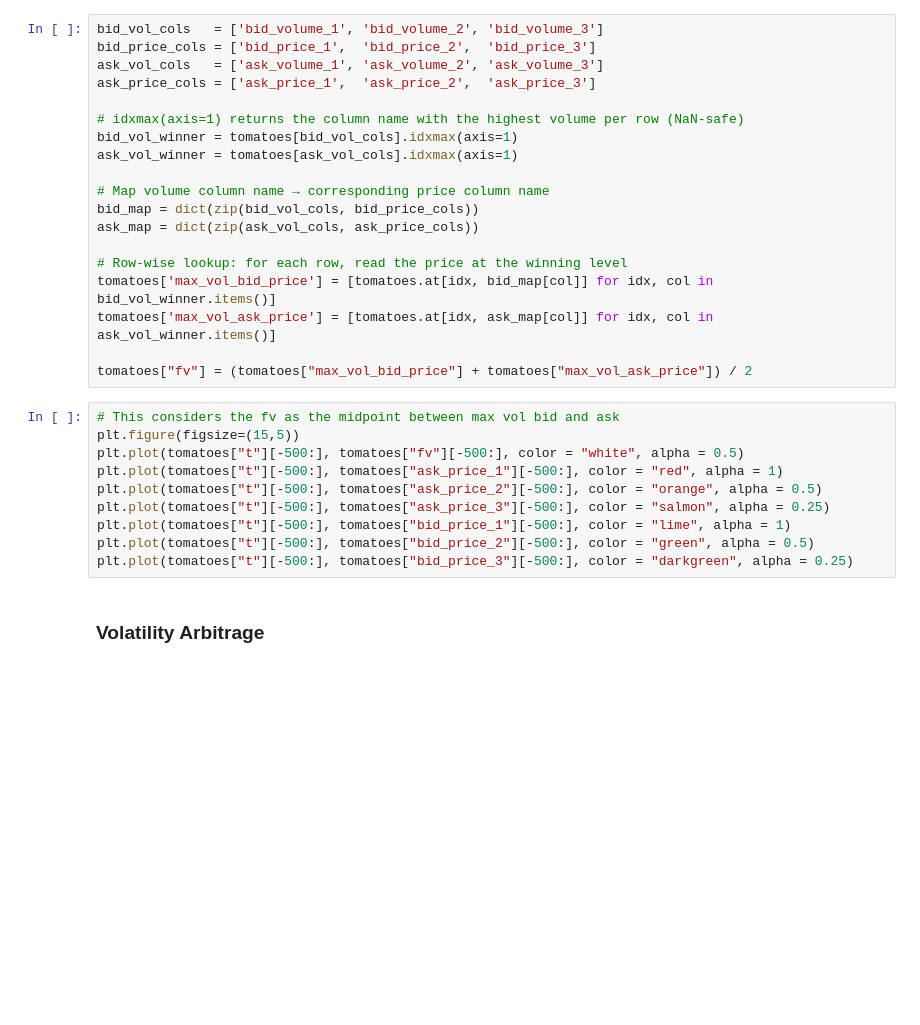
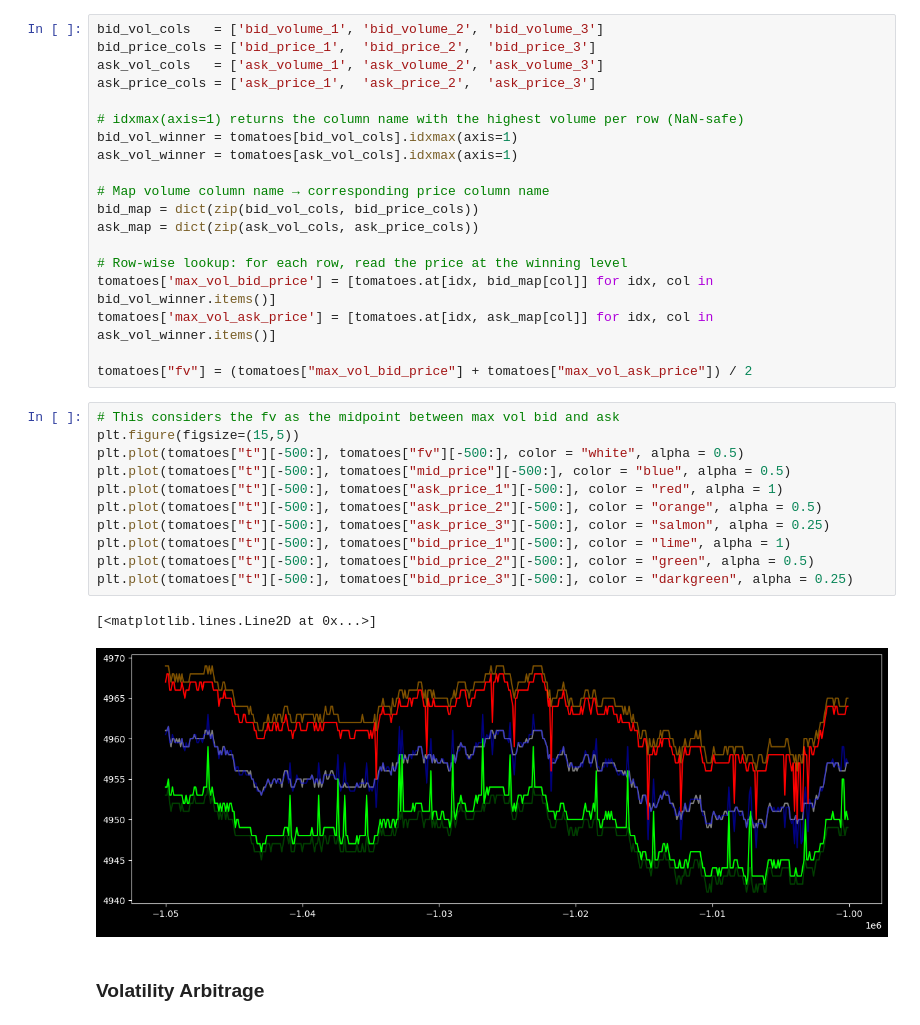
Before and after one commit to marcobattiston21/imc-prosperity-4, a Jupyter notebook: prosperity4/round0/ROUND0_Analysis.ipynb, the cells around one changed output. Drawn from its saved outputs; the diff is of its cells as text; blank space fills up the shorter version.

```diff
--- a/prosperity4/round0/ROUND0_Analysis.ipynb
+++ b/prosperity4/round0/ROUND0_Analysis.ipynb
@@ -141,13 +188,17 @@ tomatoes["fv"] = (tomatoes["max_vol_bid_price"] + tomatoes["max_vol_ask_price"])
 # %%
 # This considers the fv as the midpoint between max vol bid and ask
 plt.figure(figsize=(15,5))
 plt.plot(tomatoes["t"][-500:], tomatoes["fv"][-500:], color = "white", alpha = 0.5)
+plt.plot(tomatoes["t"][-500:], tomatoes["mid_price"][-500:], color = "blue", alpha = 0.5)
 plt.plot(tomatoes["t"][-500:], tomatoes["ask_price_1"][-500:], color = "red", alpha = 1)
 plt.plot(tomatoes["t"][-500:], tomatoes["ask_price_2"][-500:], color = "orange", alpha = 0.5)
 plt.plot(tomatoes["t"][-500:], tomatoes["ask_price_3"][-500:], color = "salmon", alpha = 0.25)
 plt.plot(tomatoes["t"][-500:], tomatoes["bid_price_1"][-500:], color = "lime", alpha = 1)
 plt.plot(tomatoes["t"][-500:], tomatoes["bid_price_2"][-500:], color = "green", alpha = 0.5)
 plt.plot(tomatoes["t"][-500:], tomatoes["bid_price_3"][-500:], color = "darkgreen", alpha = 0.25)
+# %% [output]
+[<matplotlib.lines.Line2D at 0x...>]
+[figure, added]
 # %% [markdown]
 ### Volatility Arbitrage
 # %%
```
Also changed, not shown: parts of 14 cells of this notebook, 1 other file.
